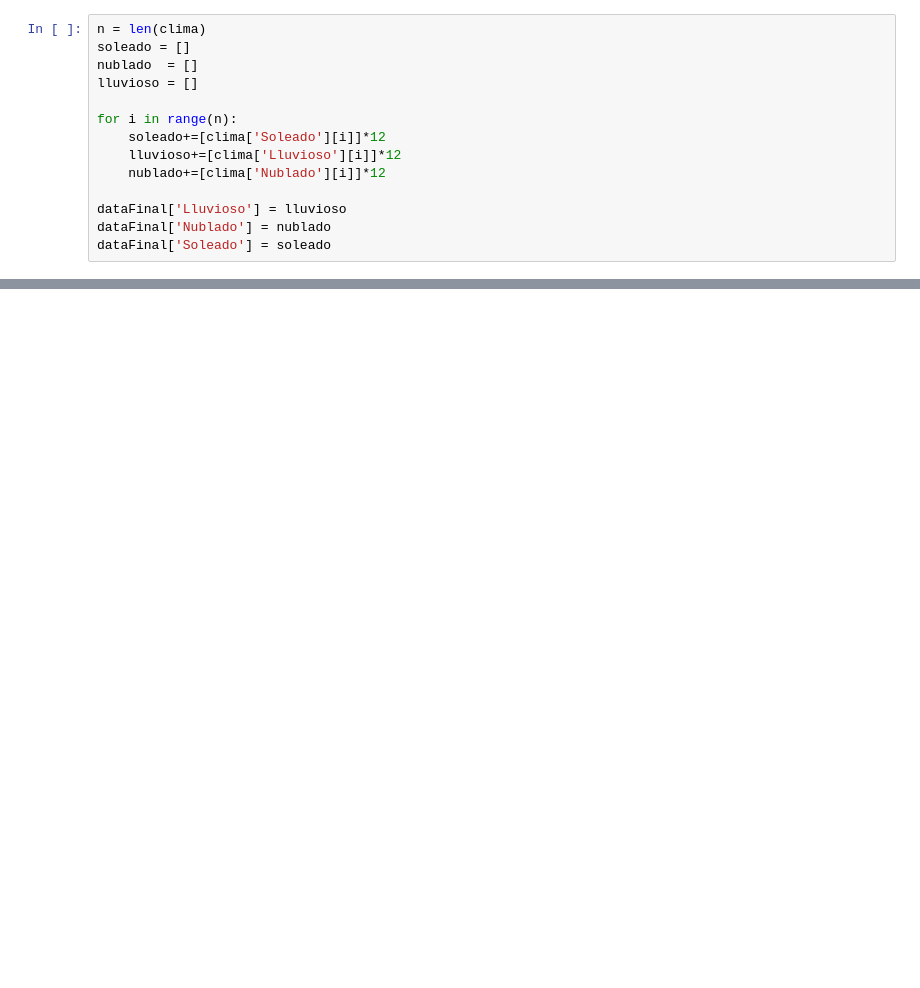
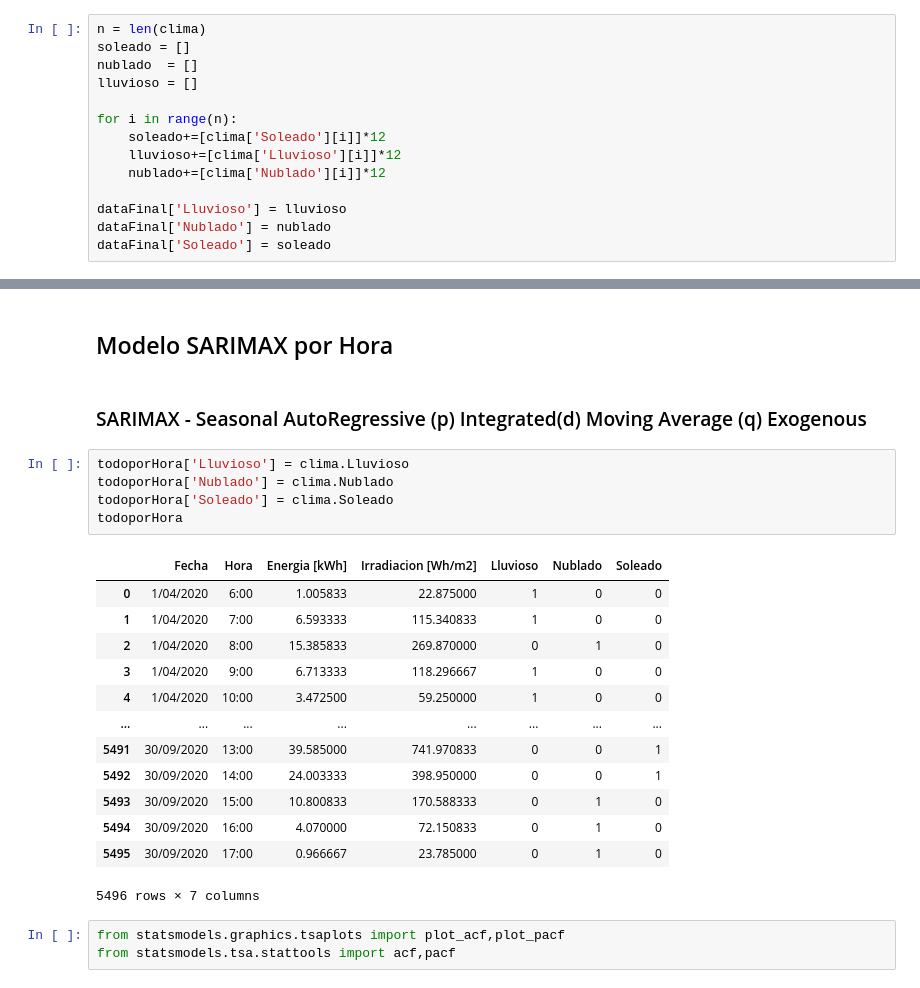
Before and after one commit to only-Robin/Proyecto-Electronica, a Jupyter notebook: DATOS SOLAR/Pre procesados/Clasificación de datos.ipynb, the cells around one changed output, grey strips where cells are left out. Saved outputs shown, nothing was run; the diff lists cells and outputs as text; blank space fills up the shorter version.

Commit message:
Edicion notebook: SARIMAX
Se crea una nueva sección para el modelo SARIMAX

```diff
--- a/DATOS SOLAR/Pre procesados/Clasificación de datos.ipynb
+++ b/DATOS SOLAR/Pre procesados/Clasificación de datos.ipynb
@@ -503,0 +480,26 @@ dataSoleado
+# %% [markdown]
+##  Modelo SARIMAX por Hora
+# %% [markdown]
+### SARIMAX - Seasonal AutoRegressive (p) Integrated(d) Moving Average (q) Exogenous
+# %%
+todoporHora['Lluvioso'] = clima.Lluvioso
+todoporHora['Nublado'] = clima.Nublado
+todoporHora['Soleado'] = clima.Soleado
+todoporHora
+# %% [output]
+|  | Fecha | Hora | Energia [kWh] | Irradiacion [Wh/m2] | Lluvioso | Nublado | Soleado |
+| 0 | 1/04/2020 | 6:00 | 1.005833 | 22.875000 | 1 | 0 | 0 |
+| 1 | 1/04/2020 | 7:00 | 6.593333 | 115.340833 | 1 | 0 | 0 |
+| 2 | 1/04/2020 | 8:00 | 15.385833 | 269.870000 | 0 | 1 | 0 |
+| 3 | 1/04/2020 | 9:00 | 6.713333 | 118.296667 | 1 | 0 | 0 |
+| 4 | 1/04/2020 | 10:00 | 3.472500 | 59.250000 | 1 | 0 | 0 |
+| ... | ... | ... | ... | ... | ... | ... | ... |
+| 5491 | 30/09/2020 | 13:00 | 39.585000 | 741.970833 | 0 | 0 | 1 |
+| 5492 | 30/09/2020 | 14:00 | 24.003333 | 398.950000 | 0 | 0 | 1 |
+| 5493 | 30/09/2020 | 15:00 | 10.800833 | 170.588333 | 0 | 1 | 0 |
+| 5494 | 30/09/2020 | 16:00 | 4.070000 | 72.150833 | 0 | 1 | 0 |
+| 5495 | 30/09/2020 | 17:00 | 0.966667 | 23.785000 | 0 | 1 | 0 |
+5496 rows × 7 columns
+# %%
+from statsmodels.graphics.tsaplots import plot_acf,plot_pacf
+from statsmodels.tsa.stattools import acf,pacf
```
Also changed, not shown: parts of 12 cells of this notebook.
